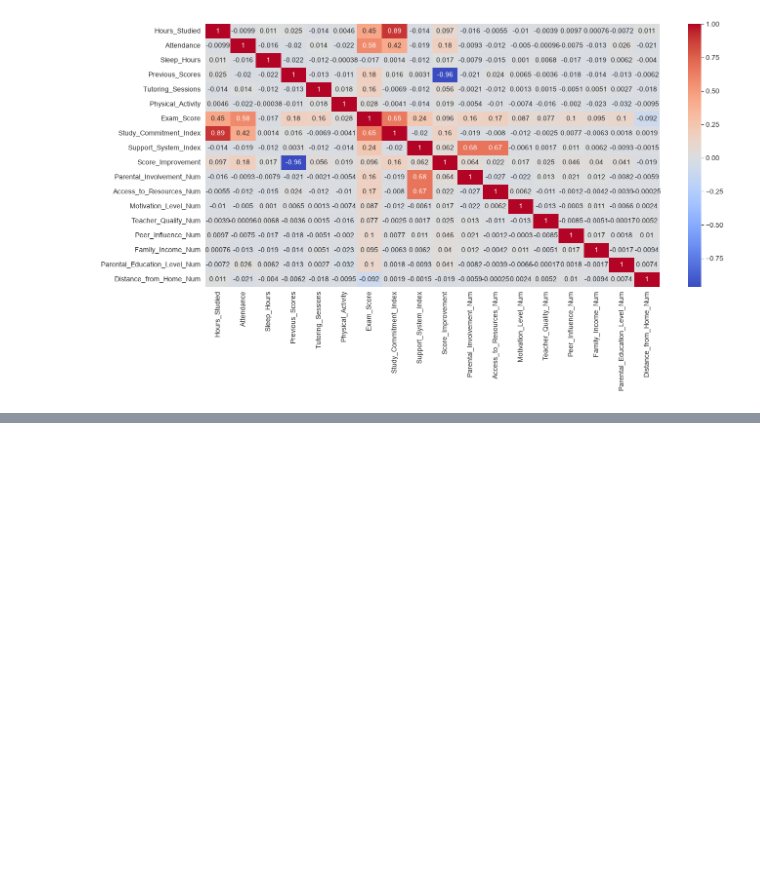
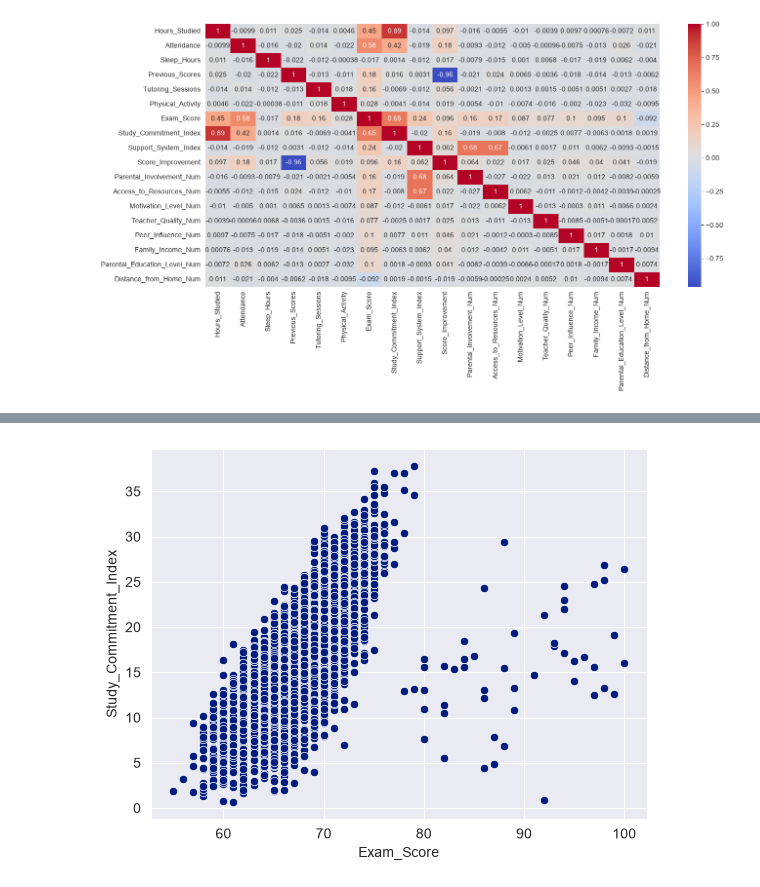
Before and after one commit to Codebadger99/student-performance-analysis, a Jupyter notebook: main.ipynb, the cells around one changed output, grey strips where cells are left out. Saved outputs shown, nothing was run; the diff lists cells and outputs as text; code cells hidden in the pictures; blank space fills up the shorter version.

```diff
--- a/main.ipynb
+++ b/main.ipynb
@@ -247,0 +257,6 @@ plt.show()
+# %%
+sns.scatterplot(df, x="Exam_Score", y="Study_Commitment_Index")
+
+plt.show()
+# %% [output]
+[figure, added]
```
Also changed, not shown: parts of 1 cell of this notebook.
